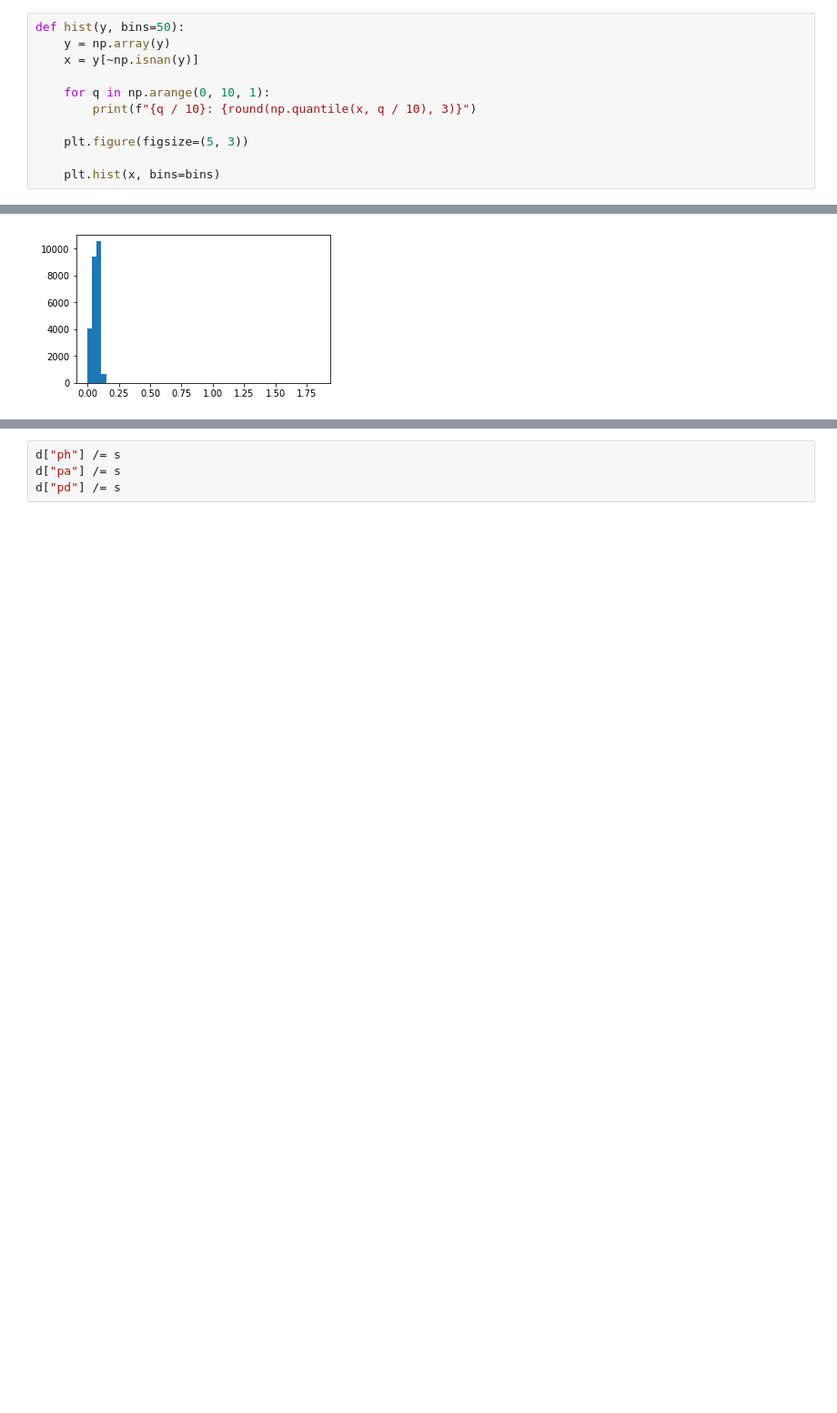
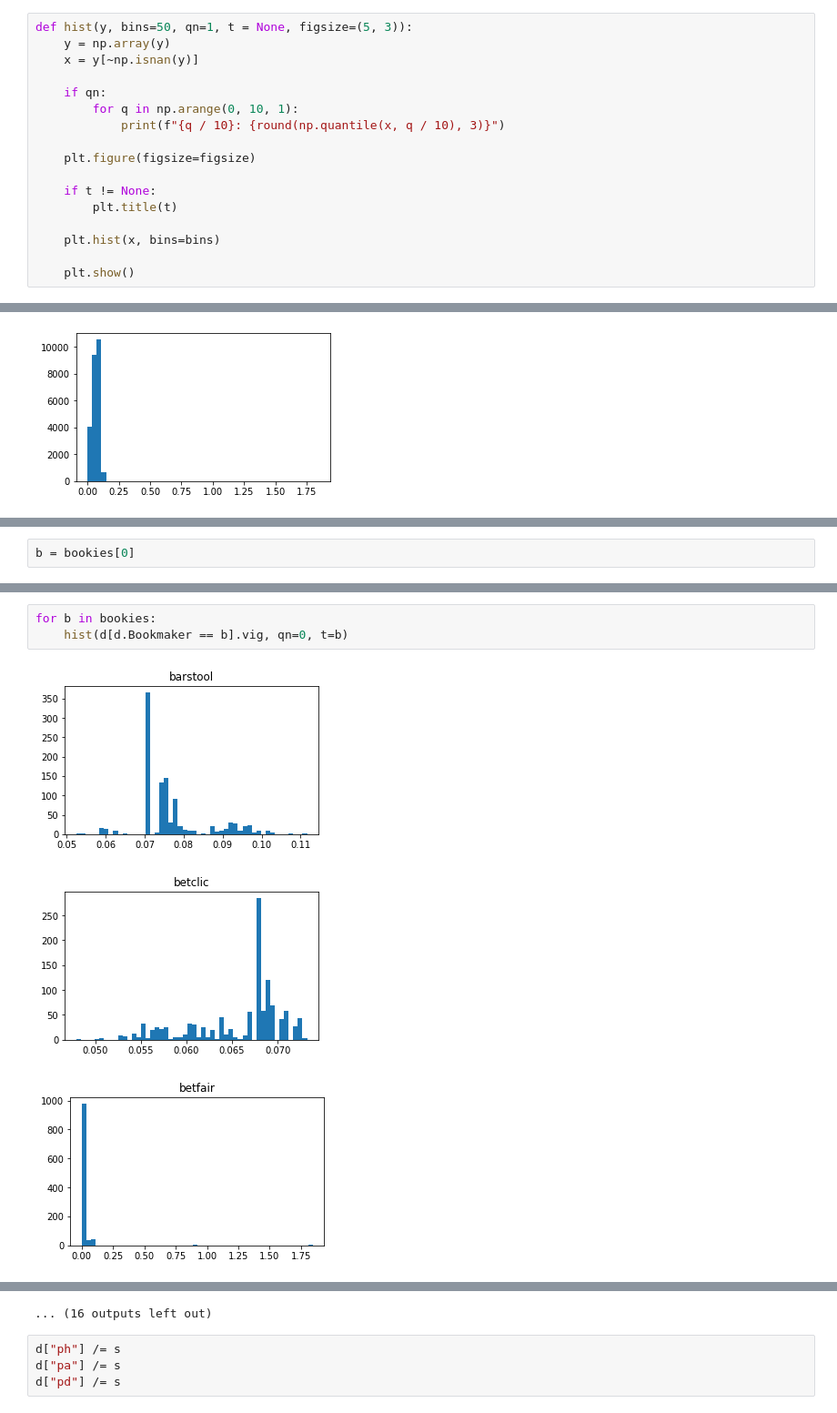
Before and after one commit to egerevv/prediction-market, a Jupyter notebook: Research Betting.ipynb, the cells around one changed output, grey strips where cells are left out. Shown at 91% size. Drawn from its saved outputs; the diff is of its cells as text; blank space fills up the shorter version.

```diff
--- a/Research Betting.ipynb
+++ b/Research Betting.ipynb
@@ -8,16 +12,22 @@ from random import random as rand
 # %% [markdown]
 ## useful functions, just for research
 # %%
-def hist(y, bins=50):
+def hist(y, bins=50, qn=1, t = None, figsize=(5, 3)):
     y = np.array(y)
     x = y[~np.isnan(y)]
 
-    for q in np.arange(0, 10, 1):
-        print(f"{q / 10}: {round(np.quantile(x, q / 10), 3)}")
+    if qn:
+        for q in np.arange(0, 10, 1):
+            print(f"{q / 10}: {round(np.quantile(x, q / 10), 3)}")
 
-    plt.figure(figsize=(5, 3))
+    plt.figure(figsize=figsize)
+
+    if t != None:
+        plt.title(t)
 
     plt.hist(x, bins=bins)
+
+    plt.show()
 # %% [markdown]
 # Data
 # %%
@@ -79,0 +126,2 @@ hist(s - 1)
+# %%
+b = bookies[0]
@@ -79,0 +132,7 @@ hist(s - 1)
+# %%
+for b in bookies:
+    hist(d[d.Bookmaker == b].vig, qn=0, t=b)
+# %% [output]
+[figure, added]
+[figure, added]
+[figure, added]
@@ -80,3 +148,4 @@ hist(s - 1)
+... (16 outputs left out)
 # %%
 d["ph"] /= s
 d["pa"] /= s
```
Also changed, not shown: parts of 31 cells of this notebook, 3 other files.
